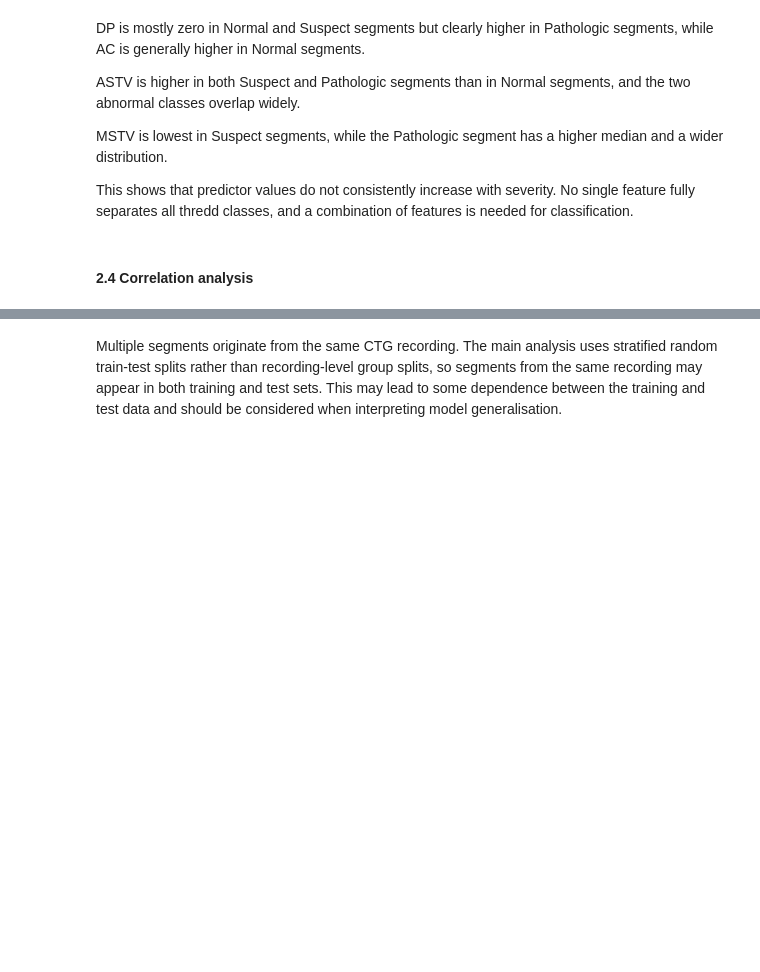
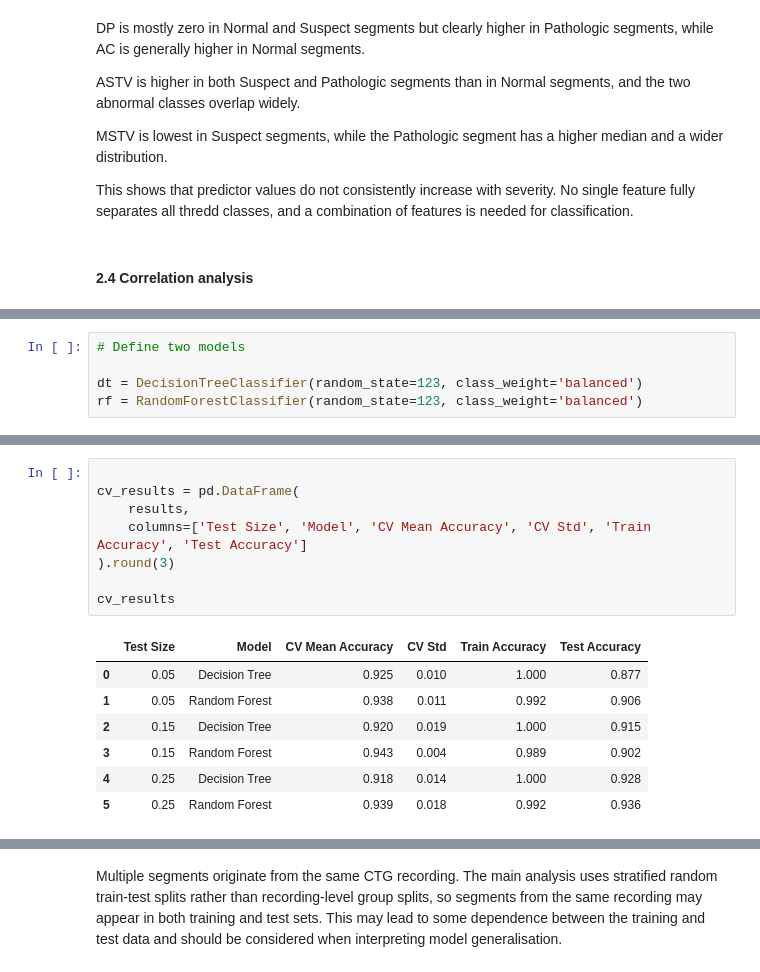
Before and after one commit to JingliangCCT/Machine-Learning-CA1, a Jupyter notebook: Jingliang_ML_HDipData_CA1.ipynb, the cells around one changed output, grey strips where cells are left out. Drawn from its saved outputs; the diff is of its cells as text; blank space fills up the shorter version.

```diff
--- a/Jingliang_ML_HDipData_CA1.ipynb
+++ b/Jingliang_ML_HDipData_CA1.ipynb
@@ -488,0 +558,5 @@ This shows that predictor values do not consistently increase with severity. No
+# %%
+# Define two models
+
+dt = DecisionTreeClassifier(random_state=123, class_weight='balanced')
+rf = RandomForestClassifier(random_state=123, class_weight='balanced')
@@ -488,0 +592,16 @@ This shows that predictor values do not consistently increase with severity. No
+# %%
+
+cv_results = pd.DataFrame(
+    results,
+    columns=['Test Size', 'Model', 'CV Mean Accuracy', 'CV Std', 'Train Accuracy', 'Test Accuracy']
+).round(3)
+
+cv_results
+# %% [output]
+|  | Test Size | Model | CV Mean Accuracy | CV Std | Train Accuracy | Test Accuracy |
+| 0 | 0.05 | Decision Tree | 0.925 | 0.010 | 1.000 | 0.877 |
+| 1 | 0.05 | Random Forest | 0.938 | 0.011 | 0.992 | 0.906 |
+| 2 | 0.15 | Decision Tree | 0.920 | 0.019 | 1.000 | 0.915 |
+| 3 | 0.15 | Random Forest | 0.943 | 0.004 | 0.989 | 0.902 |
+| 4 | 0.25 | Decision Tree | 0.918 | 0.014 | 1.000 | 0.928 |
+| 5 | 0.25 | Random Forest | 0.939 | 0.018 | 0.992 | 0.936 |
```
Also changed, not shown: parts of 25 cells of this notebook.
